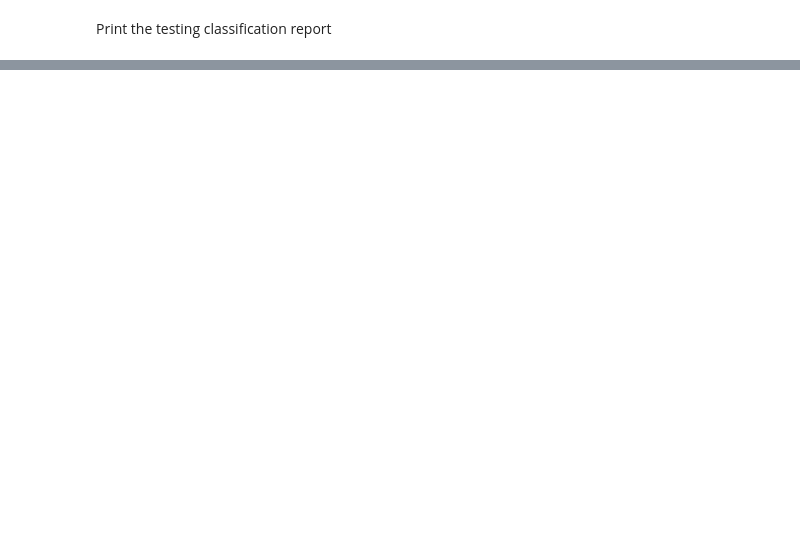
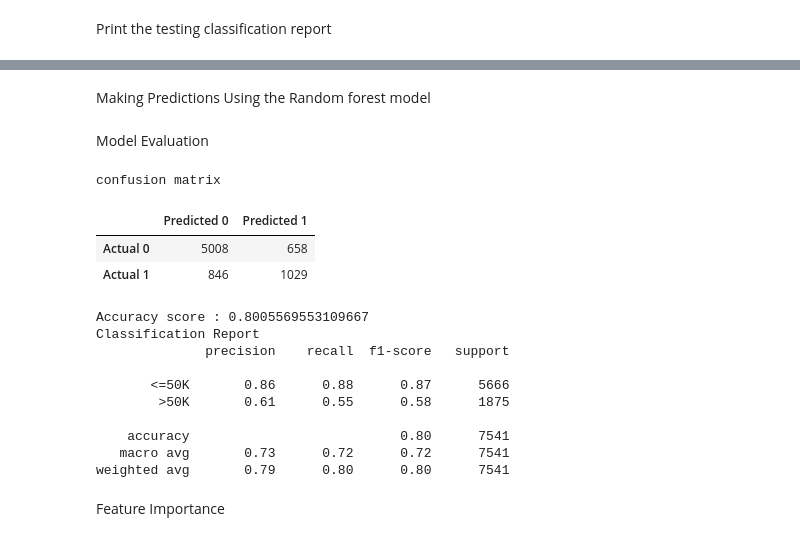
Before and after one commit to Naqibee/Project4, a Jupyter notebook: Income_Prediction.ipynb, the cells around one changed output, grey strips where cells are left out. Cells and saved outputs as stored; diff of their text form; code cells hidden in the pictures; blank space fills up the shorter version.

```diff
--- a/Income_Prediction.ipynb
+++ b/Income_Prediction.ipynb
@@ -246,0 +263,44 @@ weighted avg       0.79      0.81      0.79      7541
+# %%
+#  Create a random forest classifier
+rf_model = RandomForestClassifier(n_estimators=500,random_state=78)
+# %%
+# fitting the model
+rf_model = rf_model.fit(X_train_scaled,y_train)
+# %% [markdown]
+Making Predictions Using the Random forest model
+# %%
+predictions = rf_model.predict(X_test_scaled)
+# %% [markdown]
+Model Evaluation
+# %%
+#  Calculating the confusion matrix
+cm = confusion_matrix(y_test, predictions)
+cm_df = pd.DataFrame(cm,index = ["Actual 0","Actual 1"],columns=["Predicted 0","Predicted 1"])
+
+#  Calculating the accuracy score
+from sklearn.metrics import accuracy_score
+acc_score = accuracy_score(y_test,predictions)
+# %%
+#  Displaying reslts
+print("confusion matrix")
+display(cm_df)
+print(f"Accuracy score : {acc_score}")
+print("Classification Report")
+print(classification_report(y_test,predictions))
+# %% [output]
+confusion matrix
+|  | Predicted 0 | Predicted 1 |
+| Actual 0 | 5008 | 658 |
+| Actual 1 | 846 | 1029 |
+Accuracy score : 0.8005569553109667
+Classification Report
+              precision    recall  f1-score   support
+
+       <=50K       0.86      0.88      0.87      5666
+        >50K       0.61      0.55      0.58      1875
+
+    accuracy                           0.80      7541
+   macro avg       0.73      0.72      0.72      7541
+weighted avg       0.79      0.80      0.80      7541
+# %% [markdown]
+Feature Importance
```
Also changed, not shown: parts of 22 cells of this notebook.
